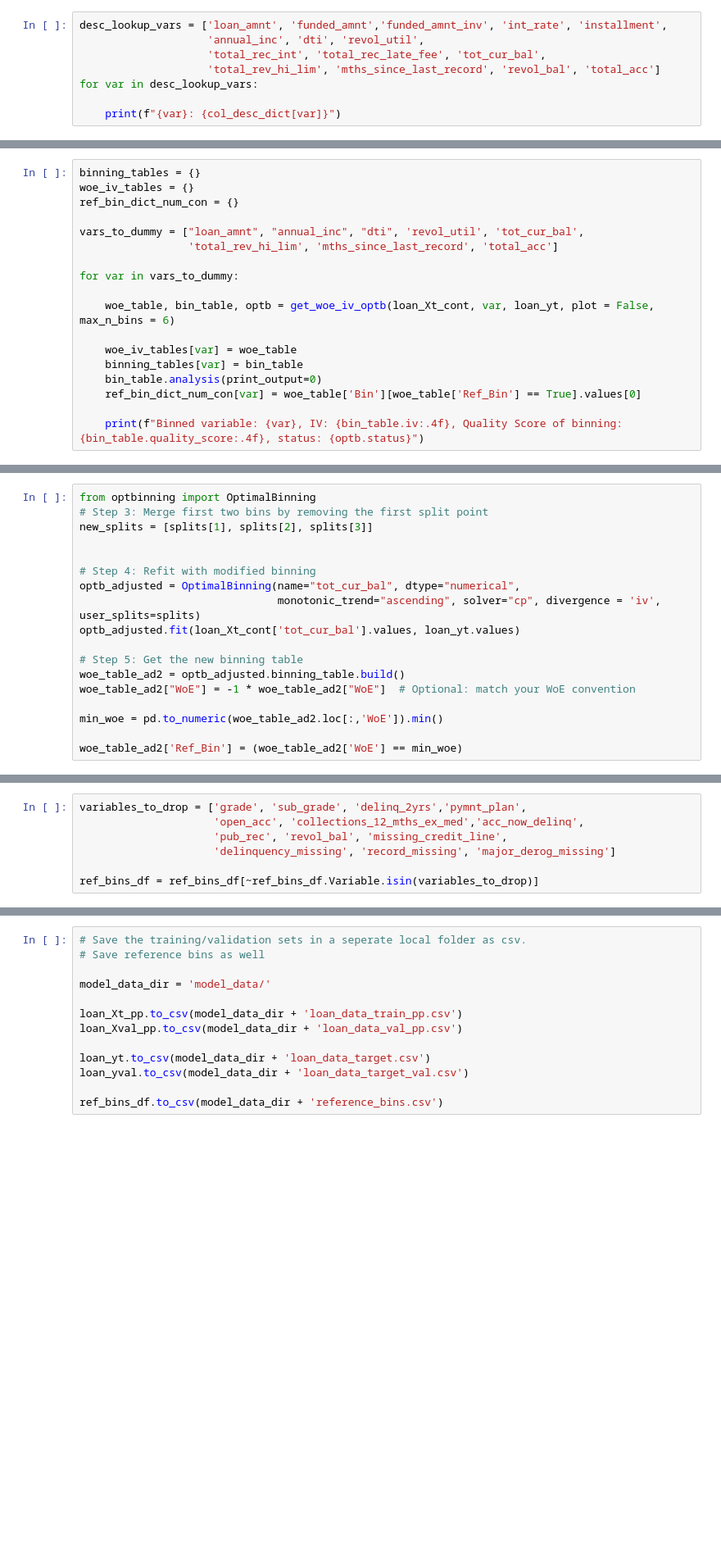
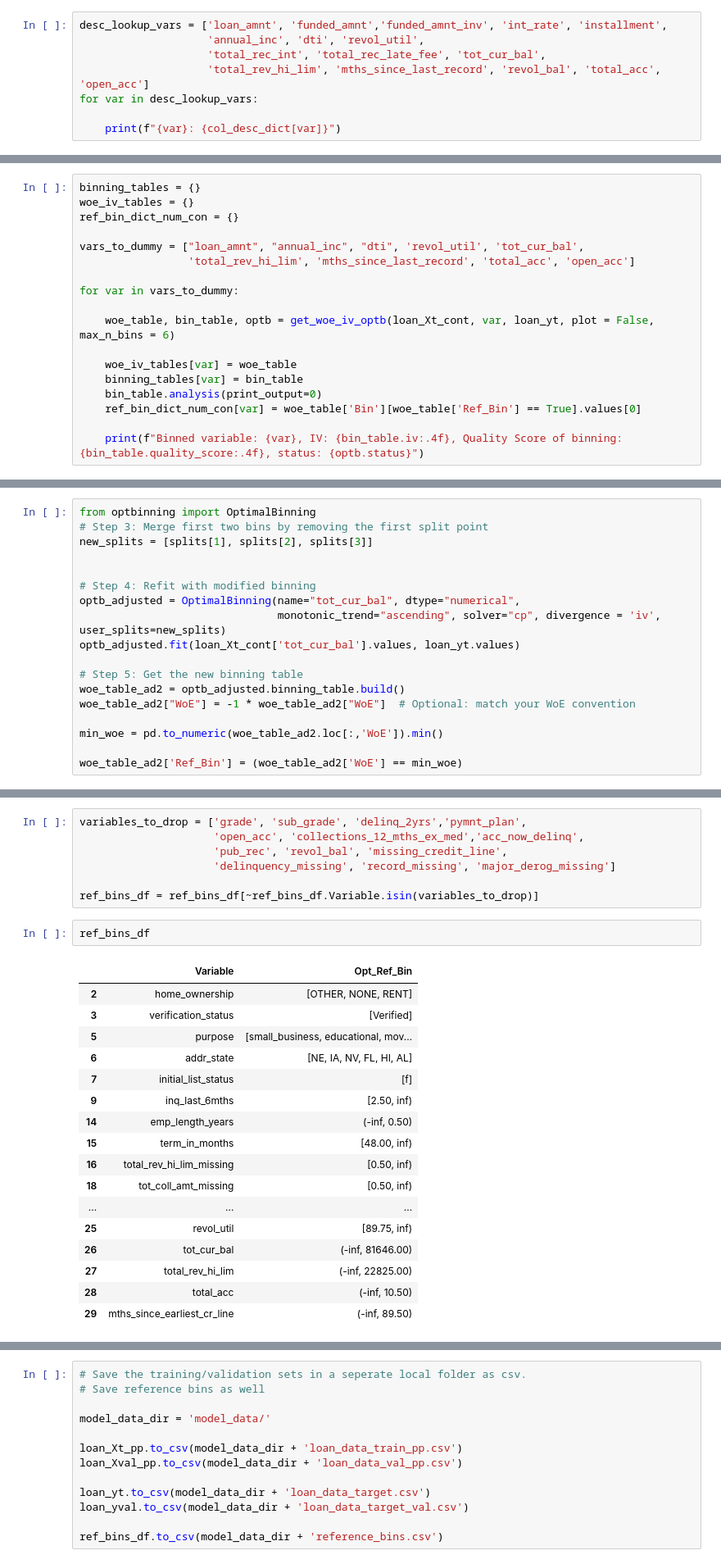
Before and after one commit to oozsoy/credit_risk_modeling, a Jupyter notebook: PD_Feature_Engineer.ipynb, the cells around one changed output, grey strips where cells are left out. Shown at 82% size. Saved outputs shown, nothing was run; the diff lists cells and outputs as text; blank space fills up the shorter version.

```diff
--- a/PD_Feature_Engineer.ipynb
+++ b/PD_Feature_Engineer.ipynb
@@ -740,7 +732,7 @@ Looking at fine classed continuous variables, we can consider `loan_amnt`, `fund
 desc_lookup_vars = ['loan_amnt', 'funded_amnt','funded_amnt_inv', 'int_rate', 'installment',
                     'annual_inc', 'dti', 'revol_util',
                     'total_rec_int', 'total_rec_late_fee', 'tot_cur_bal',
-                    'total_rev_hi_lim', 'mths_since_last_record', 'revol_bal', 'total_acc']
+                    'total_rev_hi_lim', 'mths_since_last_record', 'revol_bal', 'total_acc', 'open_acc']
 for var in desc_lookup_vars:
 
     print(f"{var}: {col_desc_dict[var]}")
@@ -806,7 +799,7 @@ woe_iv_tables = {}
 ref_bin_dict_num_con = {}
 
 vars_to_dummy = ["loan_amnt", "annual_inc", "dti", 'revol_util', 'tot_cur_bal',
-                 'total_rev_hi_lim', 'mths_since_last_record', 'total_acc']
+                 'total_rev_hi_lim', 'mths_since_last_record', 'total_acc', 'open_acc']
 
 for var in vars_to_dummy:
 
@@ -900,7 +908,7 @@ new_splits = [splits[1], splits[2], splits[3]]
 
 # Step 4: Refit with modified binning
 optb_adjusted = OptimalBinning(name="tot_cur_bal", dtype="numerical",
-                               monotonic_trend="ascending", solver="cp", divergence = 'iv', user_splits=splits)
+                               monotonic_trend="ascending", solver="cp", divergence = 'iv', user_splits=new_splits)
 optb_adjusted.fit(loan_Xt_cont['tot_cur_bal'].values, loan_yt.values)
 
 # Step 5: Get the new binning table
@@ -1103,3 +1113,23 @@ variables_to_drop = ['grade', 'sub_grade', 'delinq_2yrs','pymnt_plan',
                      'delinquency_missing', 'record_missing', 'major_derog_missing']
 
 ref_bins_df = ref_bins_df[~ref_bins_df.Variable.isin(variables_to_drop)]
+# %%
+ref_bins_df
+# %% [output]
+|  | Variable | Opt_Ref_Bin |
+| 2 | home_ownership | [OTHER, NONE, RENT] |
+| 3 | verification_status | [Verified] |
+| 5 | purpose | [small_business, educational, mov... |
+| 6 | addr_state | [NE, IA, NV, FL, HI, AL] |
+| 7 | initial_list_status | [f] |
+| 9 | inq_last_6mths | [2.50, inf) |
+| 14 | emp_length_years | (-inf, 0.50) |
+| 15 | term_in_months | [48.00, inf) |
+| 16 | total_rev_hi_lim_missing | [0.50, inf) |
+| 18 | tot_coll_amt_missing | [0.50, inf) |
+| ... | ... | ... |
+| 25 | revol_util | [89.75, inf) |
+| 26 | tot_cur_bal | (-inf, 81646.00) |
+| 27 | total_rev_hi_lim | (-inf, 22825.00) |
+| 28 | total_acc | (-inf, 10.50) |
+| 29 | mths_since_earliest_cr_line | (-inf, 89.50) |
```
Also changed, not shown: parts of 33 cells of this notebook.
